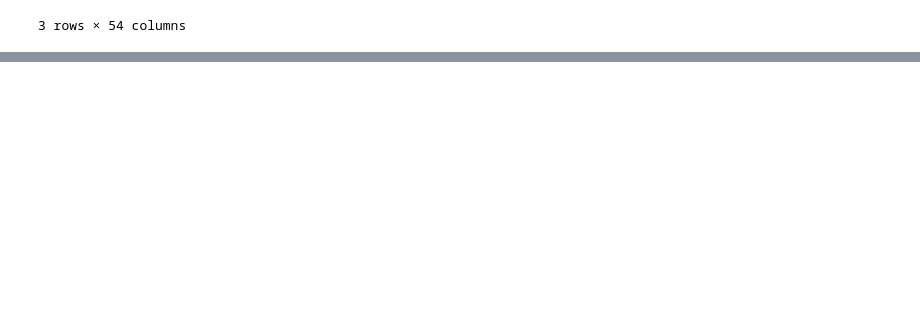
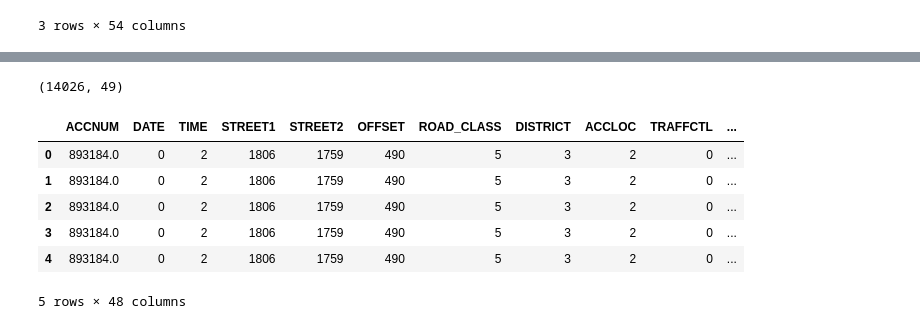
Before and after one commit to jdacenca/toronto-accident-prediction, a Jupyter notebook: nn/data_visualizer.ipynb, the cells around one changed output, grey strips where cells are left out. Drawn from its saved outputs; the diff is of its cells as text; code cells hidden in the pictures; blank space fills up the shorter version.

```diff
--- a/nn/data_visualizer.ipynb
+++ b/nn/data_visualizer.ipynb
@@ -229,0 +381,14 @@ for column in cat:
+# %%
+ksi_df.shape
+# %% [output]
+(14026, 49)
+# %%
+features.head(5)
+# %% [output]
+|  | ACCNUM | DATE | TIME | STREET1 | STREET2 | OFFSET | ROAD_CLASS | DISTRICT | ACCLOC | TRAFFCTL | ... |
+| 0 | 893184.0 | 0 | 2 | 1806 | 1759 | 490 | 5 | 3 | 2 | 0 | ... |
+| 1 | 893184.0 | 0 | 2 | 1806 | 1759 | 490 | 5 | 3 | 2 | 0 | ... |
+| 2 | 893184.0 | 0 | 2 | 1806 | 1759 | 490 | 5 | 3 | 2 | 0 | ... |
+| 3 | 893184.0 | 0 | 2 | 1806 | 1759 | 490 | 5 | 3 | 2 | 0 | ... |
+| 4 | 893184.0 | 0 | 2 | 1806 | 1759 | 490 | 5 | 3 | 2 | 0 | ... |
+5 rows × 48 columns
```
Also changed, not shown: parts of 23 cells of this notebook, 2 other files.
